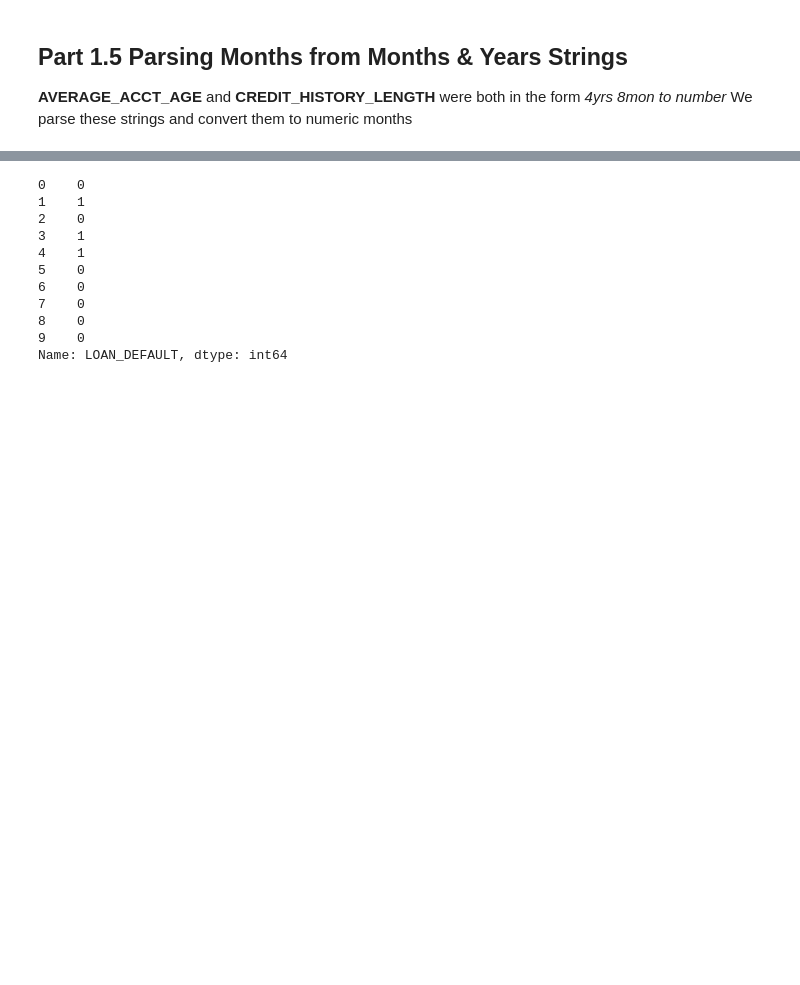
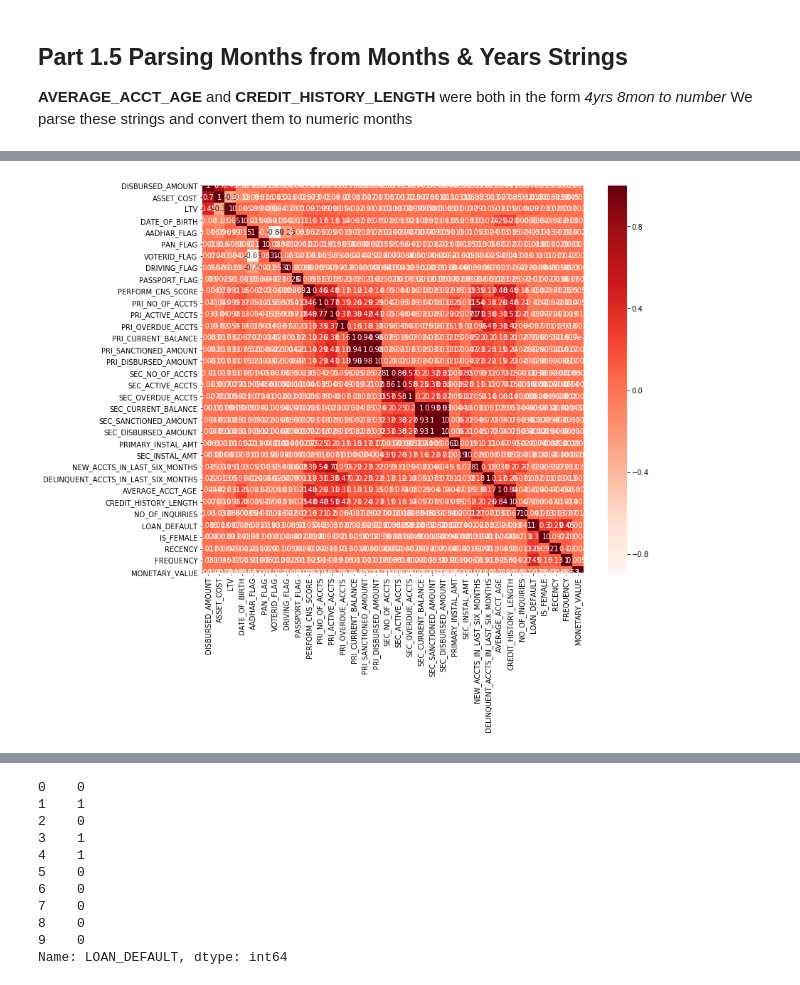
Before and after one commit to PranavPillai/Credit-Scoring, a Jupyter notebook: Unbiased Credit Scoring.ipynb, the cells around one changed output, grey strips where cells are left out. Saved outputs shown, nothing was run; the diff lists cells and outputs as text; code cells hidden in the pictures; blank space fills up the shorter version.

```diff
--- a/Unbiased Credit Scoring.ipynb
+++ b/Unbiased Credit Scoring.ipynb
@@ -25,7 +38,7 @@ The first task will be to import tabular data.
 # %%
 # load data
 train_x = pd.read_csv("../Credit-Scoring/train.csv")
-train_x = train_x.iloc[0:5000]
+train_x = train_x.iloc[0:50000]
 # %%
 # observe what data looks like
 train_x.head(10)
@@ -166,2 +178,0 @@ This concludes data cleaning.
-# %%
-train_x = train_x.drop(columns = ['DISBURSAL_DATE', 'MOBILENO_AVL_FLAG', 'UNIQUEID', 'EMPLOYEE_CODE_ID'])
@@ -185,0 +179,3 @@ train_x.head(10)
+# %%
+cols_to_drop = ['DISBURSAL_DATE', 'MOBILENO_AVL_FLAG', 'UNIQUEID', 'EMPLOYEE_CODE_ID']
+train_x = train_x.drop(columns = cols_to_drop)
@@ -185,0 +219,29 @@ train_x.head(10)
+# %%
+def biasedRecency(row):
+    # 80% chance of 1 if default, 43% chance of 1 otherwise
+    if row.LOAN_DEFAULT == 1:
+        if random.randint(1, 101) > 80:
+            return 0
+        else:
+            return 1
+    else:
+        if random.randint(1, 101) > 43:
+            return 0
+        else:
+            return 1
+
+def biasedFrequency(row):
+    if row.LOAN_DEFAULT == 1:
+        maxFreq = 0
+        for i in range(5):
+            maxFreq = max(maxFreq, random.uniform(0, 0.25))
+        return maxFreq
+    else:
+        return random.uniform(0, 0.25)
+
+def monetaryValue(row):
+    return random.paretovariate(.1)*1000
+
+train_x['RECENCY'] = train_x.apply(biasedRecency, axis = 1)
+train_x['FREQUENCY'] = train_x.apply(biasedFrequency, axis = 1)
+train_x['MONETARY_VALUE'] = train_x.apply(monetaryValue, axis = 1)
@@ -185,0 +253,7 @@ train_x.head(10)
+# %%
+plt.figure(figsize=(12,10))
+cor = train_x.corr()
+sns.heatmap(cor, annot=True, cmap=plt.cm.Reds)
+plt.show()
+# %% [output]
+[figure, added]
```
Also changed, not shown: parts of 75 cells of this notebook.
